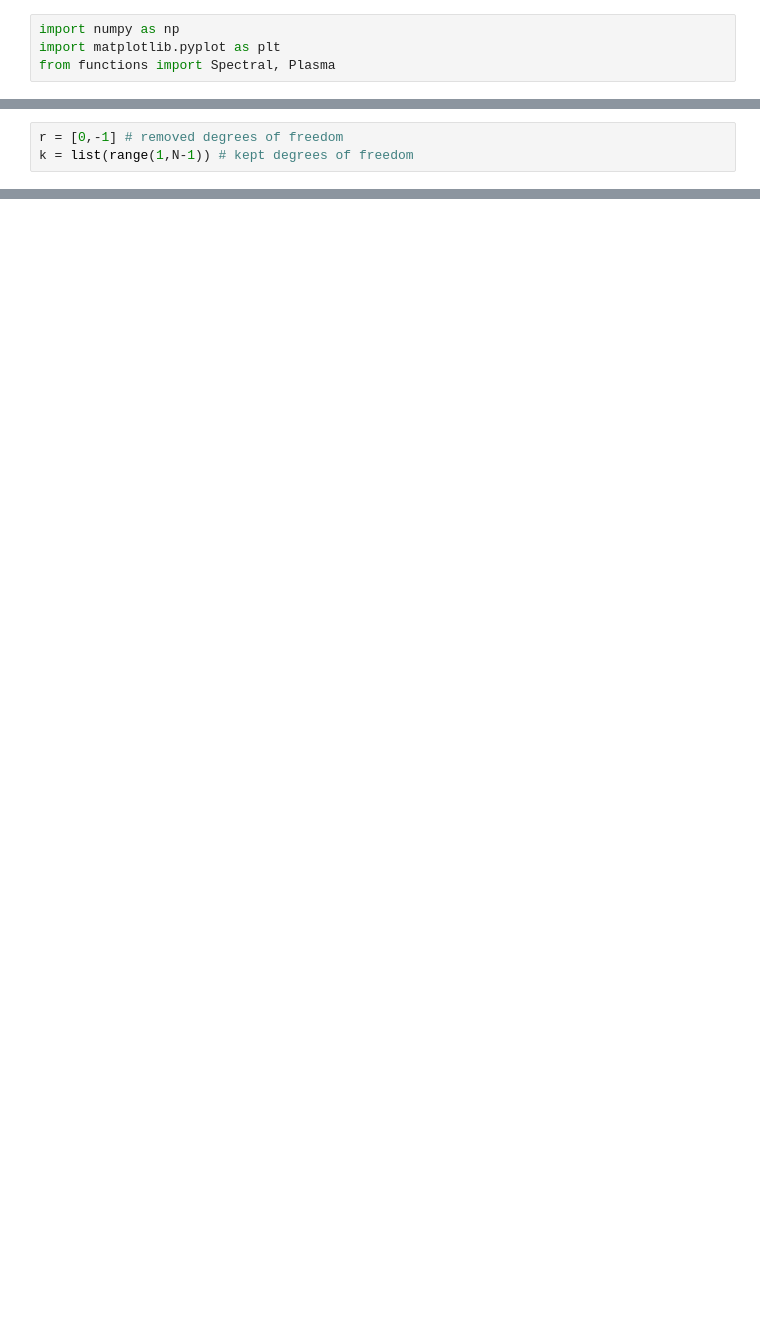
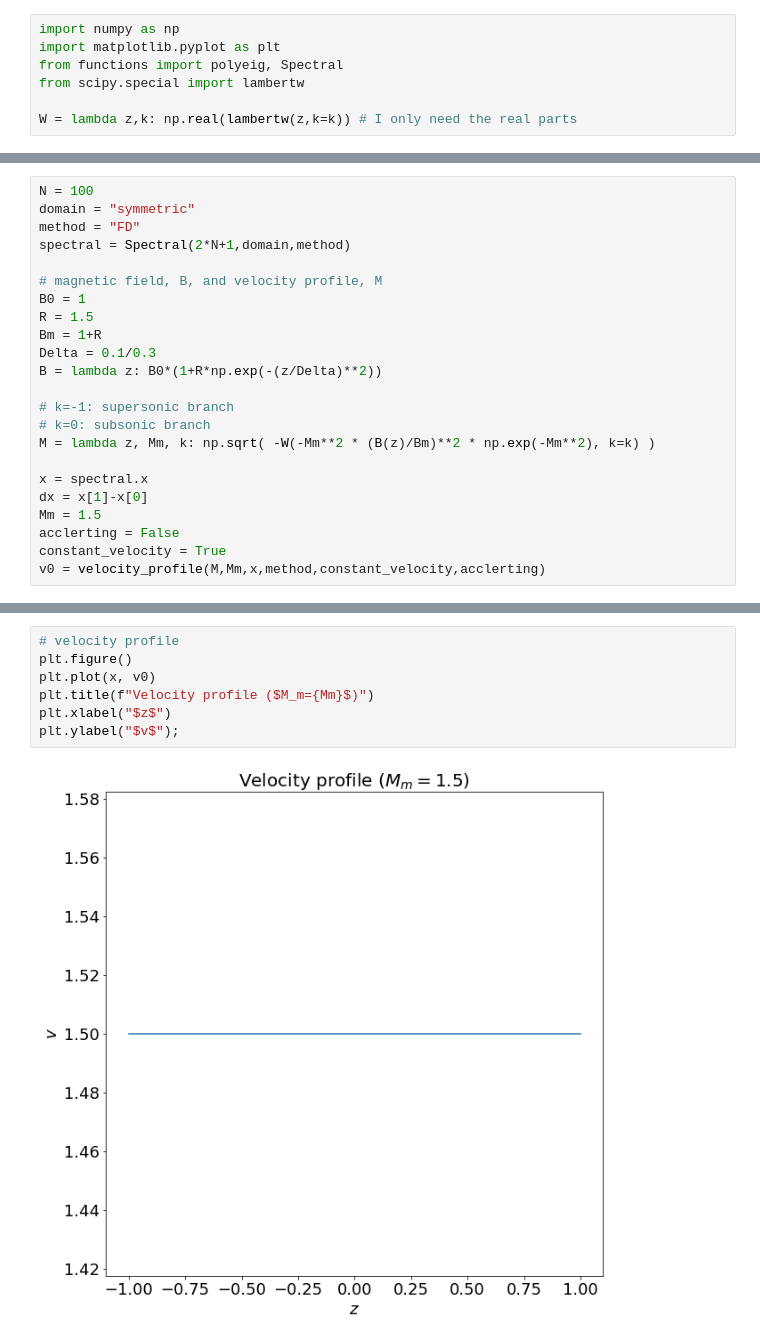
Before and after one commit to HuntFeng/magnetic-nozzle-spectral-instability, a Jupyter notebook: finite-element-eig-problem.ipynb, the cells around one changed output, grey strips where cells are left out. Cells and saved outputs as stored; diff of their text form; blank space fills up the shorter version.

```diff
--- a/finite-element-eig-problem.ipynb
+++ b/finite-element-eig-problem.ipynb
@@ -1,4 +12,7 @@
 # %%
 import numpy as np
 import matplotlib.pyplot as plt
-from functions import Spectral, Plasma
+from functions import polyeig, Spectral
+from scipy.special import lambertw
+
+W = lambda z,k: np.real(lambertw(z,k=k)) # I only need the real parts
@@ -17,3 +18,0 @@ C = I[[0,-1],:] # constraint matrix: dirichlet at first and last mesh point
-# %%
-r = [0,-1] # removed degrees of freedom
-k = list(range(1,N-1)) # kept degrees of freedom
@@ -48,0 +54,23 @@ plt.legend();
+# %%
+N = 100
+domain = "symmetric"
+method = "FD"
+spectral = Spectral(2*N+1,domain,method)
+
+# magnetic field, B, and velocity profile, M
+B0 = 1
+R = 1.5
+Bm = 1+R
+Delta = 0.1/0.3
+B = lambda z: B0*(1+R*np.exp(-(z/Delta)**2))
+
+# k=-1: supersonic branch
+# k=0: subsonic branch
+M = lambda z, Mm, k: np.sqrt( -W(-Mm**2 * (B(z)/Bm)**2 * np.exp(-Mm**2), k=k) )
+
+x = spectral.x
+dx = x[1]-x[0]
+Mm = 1.5
+acclerting = False
+constant_velocity = True
+v0 = velocity_profile(M,Mm,x,method,constant_velocity,acclerting)
@@ -48,0 +85,9 @@ plt.legend();
+# %%
+# velocity profile
+plt.figure()
+plt.plot(x, v0)
+plt.title(f"Velocity profile ($M_m={Mm}$)")
+plt.xlabel("$z$")
+plt.ylabel("$v$");
+# %% [output]
+[figure, added]
```
Also changed, not shown: parts of 14 cells of this notebook, 4 other files.
